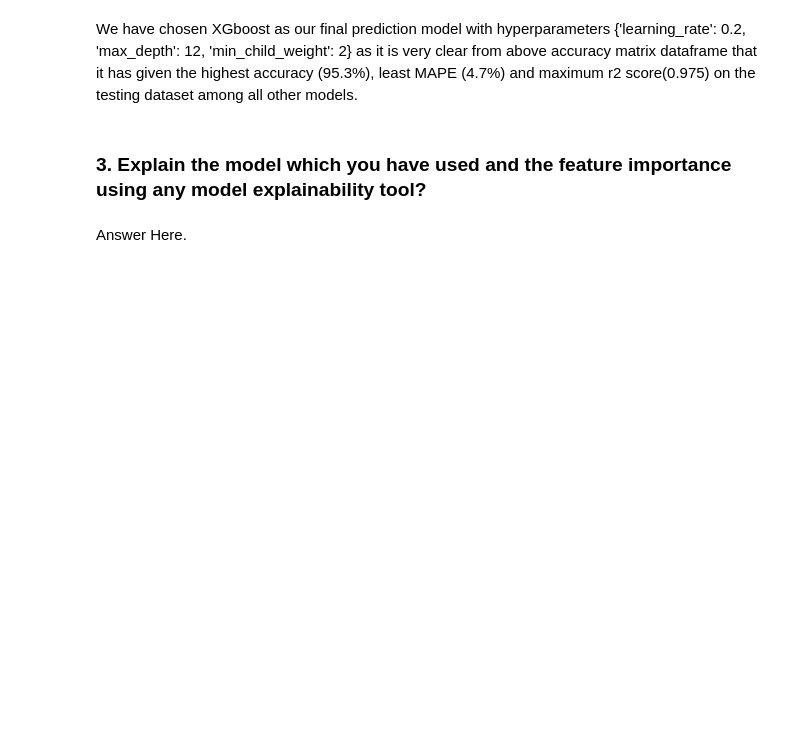
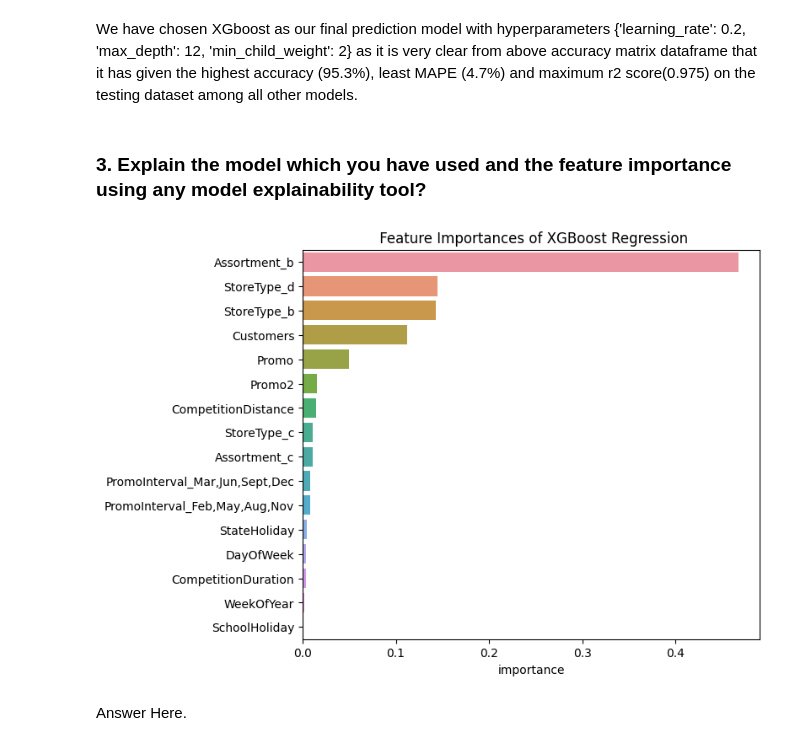
Before and after one commit to abhikr11/Retail_Sales_Prediction, a Jupyter notebook: Retail_Sales_Prediction.ipynb, the cells around one changed output. Saved outputs shown, nothing was run; the diff lists cells and outputs as text; code cells hidden in the pictures; blank space fills up the shorter version.

```diff
--- a/Retail_Sales_Prediction.ipynb
+++ b/Retail_Sales_Prediction.ipynb
@@ -2861,6 +2884,21 @@ accuracy_df
 We have chosen XGboost as our final prediction model with hyperparameters {'learning_rate': 0.2, 'max_depth': 12, 'min_child_weight': 2} as it is very clear from above accuracy matrix dataframe that it has given the highest accuracy (95.3%), least MAPE (4.7%) and maximum r2 score(0.975) on the testing dataset among all other models.
 # %% [markdown]
 ### 3. Explain the model which you have used and the feature importance using any model explainability tool?
+# %%
+#visualising the importance of features
+imp_feature=pd.DataFrame()
+imp_feature["Features"]= independent_feature
+imp_feature["importance"]= list(best_grid_xgb_model.feature_importances_)
+imp_feature.sort_values(by=["importance"],ascending= False, inplace= True)
+
+#plot barchart
+plt.figure(figsize=(7,6))
+sns.barplot(x = imp_feature["importance"],y = imp_feature["Features"])
+plt.title(" Feature Importances of XGBoost Regression")
+plt.ylabel('')
+plt.show()
+# %% [output]
+[figure, added]
 # %% [markdown]
 Answer Here.
 # %% [markdown]
```
Also changed, not shown: parts of 19 cells of this notebook.
